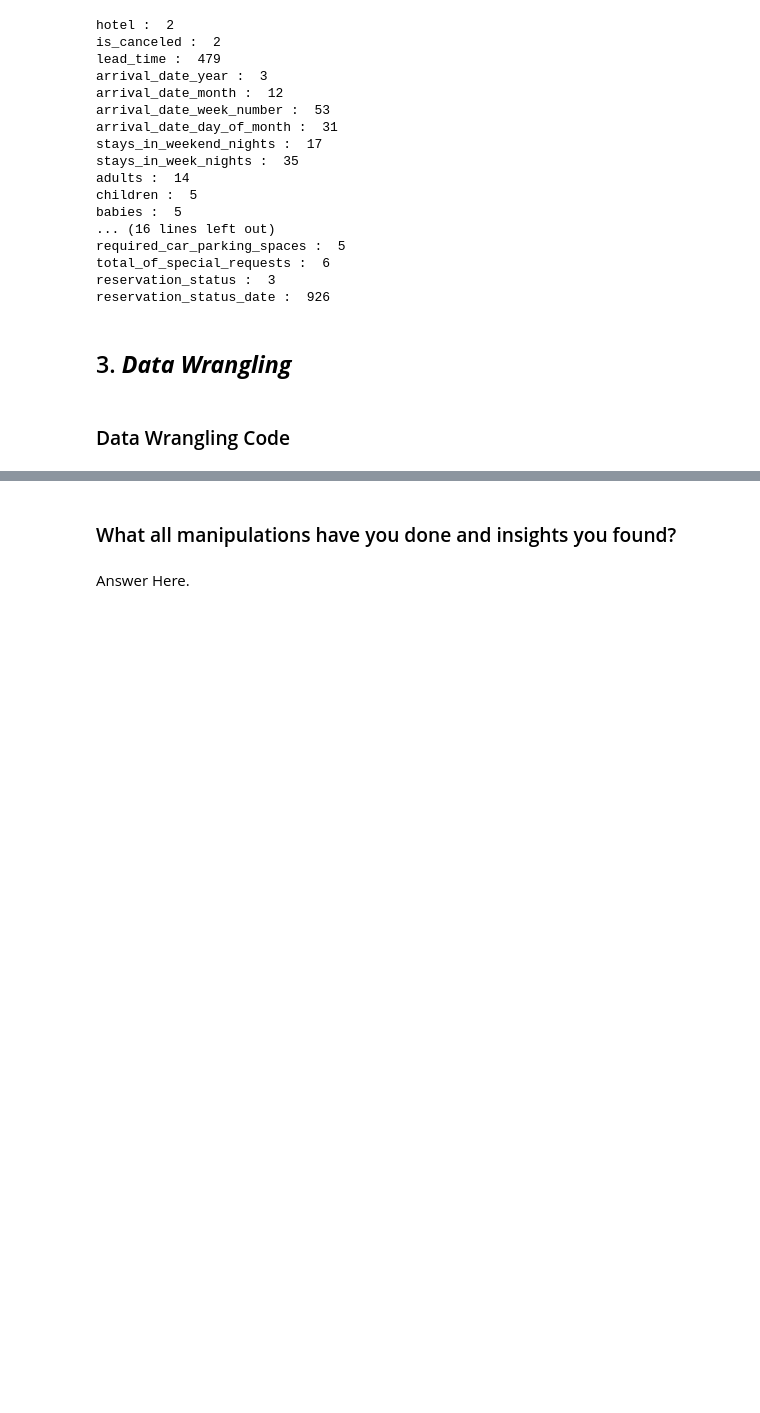
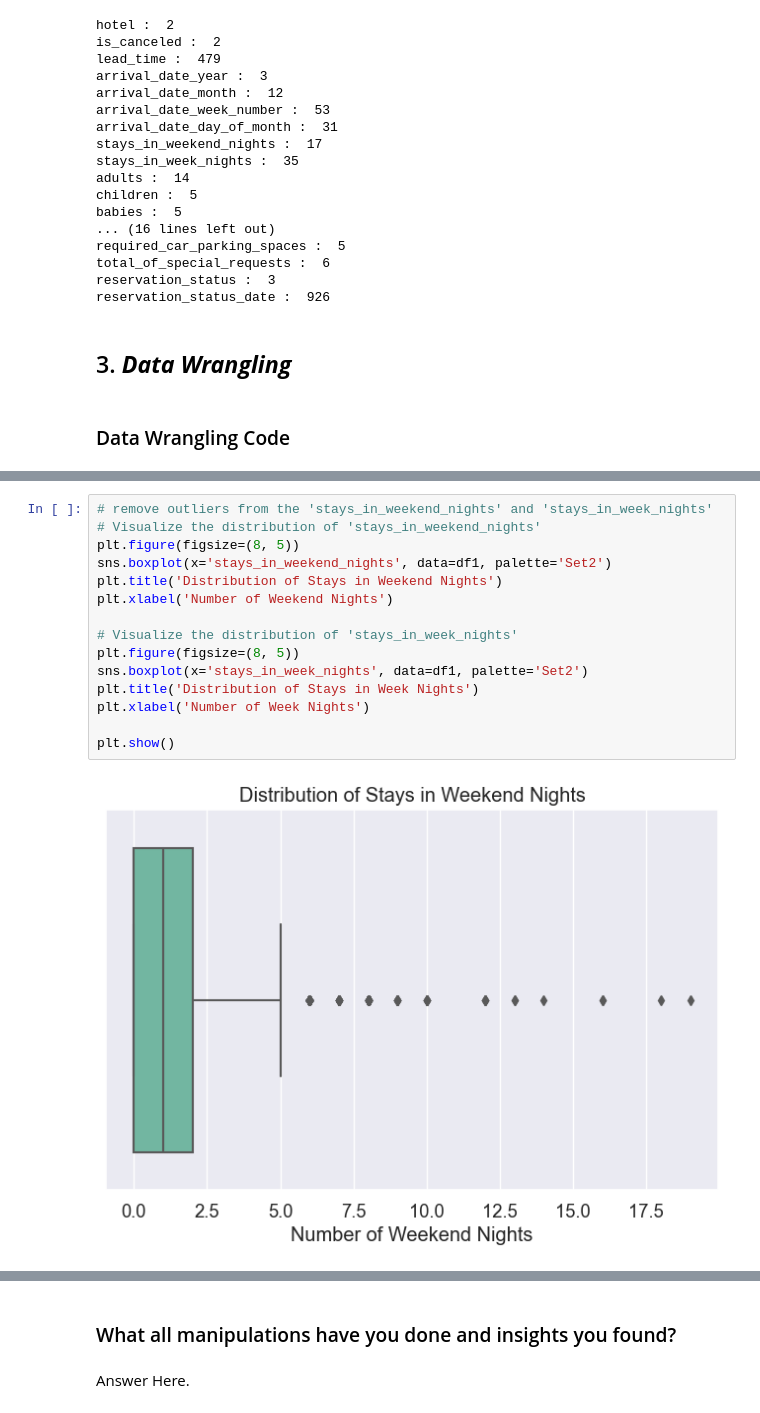
Before and after one commit to RahulSaini789/Hotel_Booking_EDA_project, a Jupyter notebook: Sample EDA Submission Template.ipynb, the cells around one changed output, grey strips where cells are left out. Drawn from its saved outputs; the diff is of its cells as text; blank space fills up the shorter version.

```diff
--- a/Sample EDA Submission Template.ipynb
+++ b/Sample EDA Submission Template.ipynb
@@ -318,0 +494,17 @@ reservation_status_date :  926
+# %%
+# remove outliers from the 'stays_in_weekend_nights' and 'stays_in_week_nights'
+# Visualize the distribution of 'stays_in_weekend_nights'
+plt.figure(figsize=(8, 5))
+sns.boxplot(x='stays_in_weekend_nights', data=df1, palette='Set2')
+plt.title('Distribution of Stays in Weekend Nights')
+plt.xlabel('Number of Weekend Nights')
+
+# Visualize the distribution of 'stays_in_week_nights'
+plt.figure(figsize=(8, 5))
+sns.boxplot(x='stays_in_week_nights', data=df1, palette='Set2')
+plt.title('Distribution of Stays in Week Nights')
+plt.xlabel('Number of Week Nights')
+
+plt.show()
+# %% [output]
+[figure, added]
```
Also changed, not shown: parts of 19 cells of this notebook.
